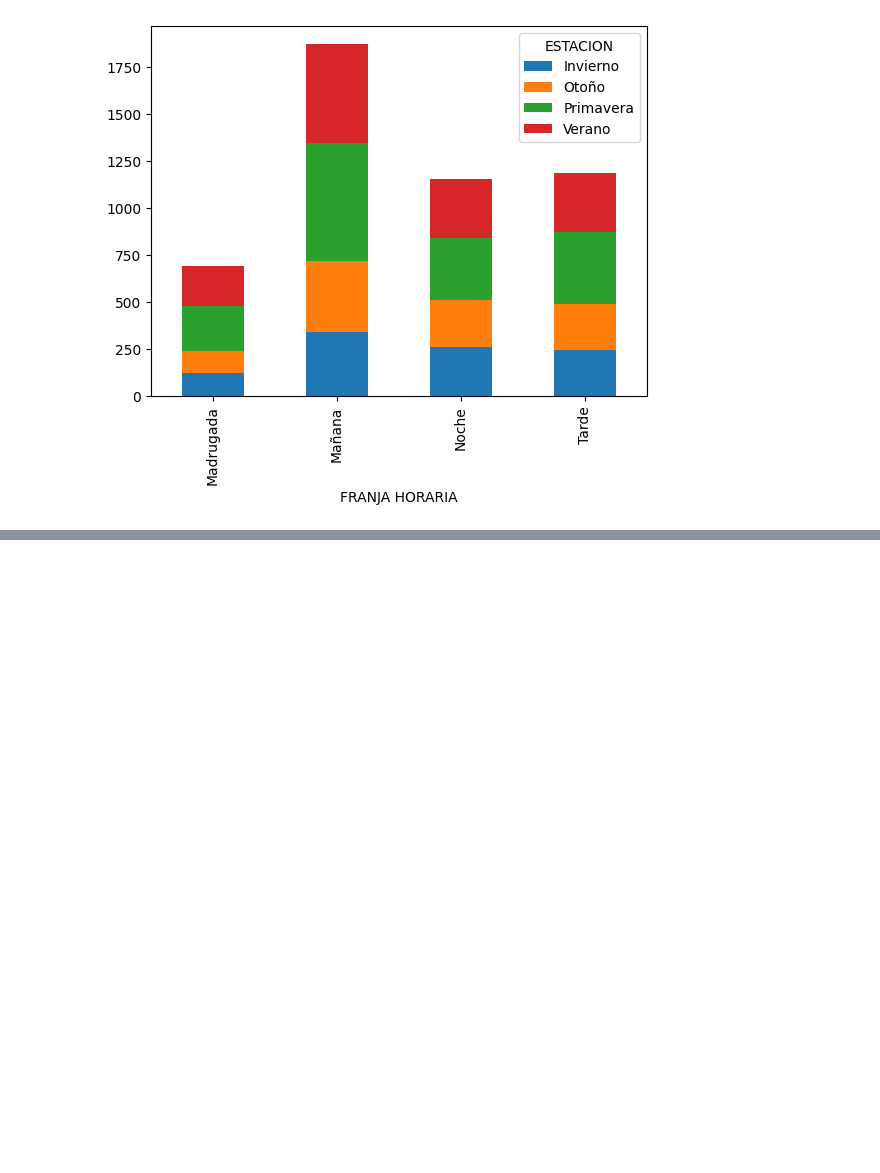
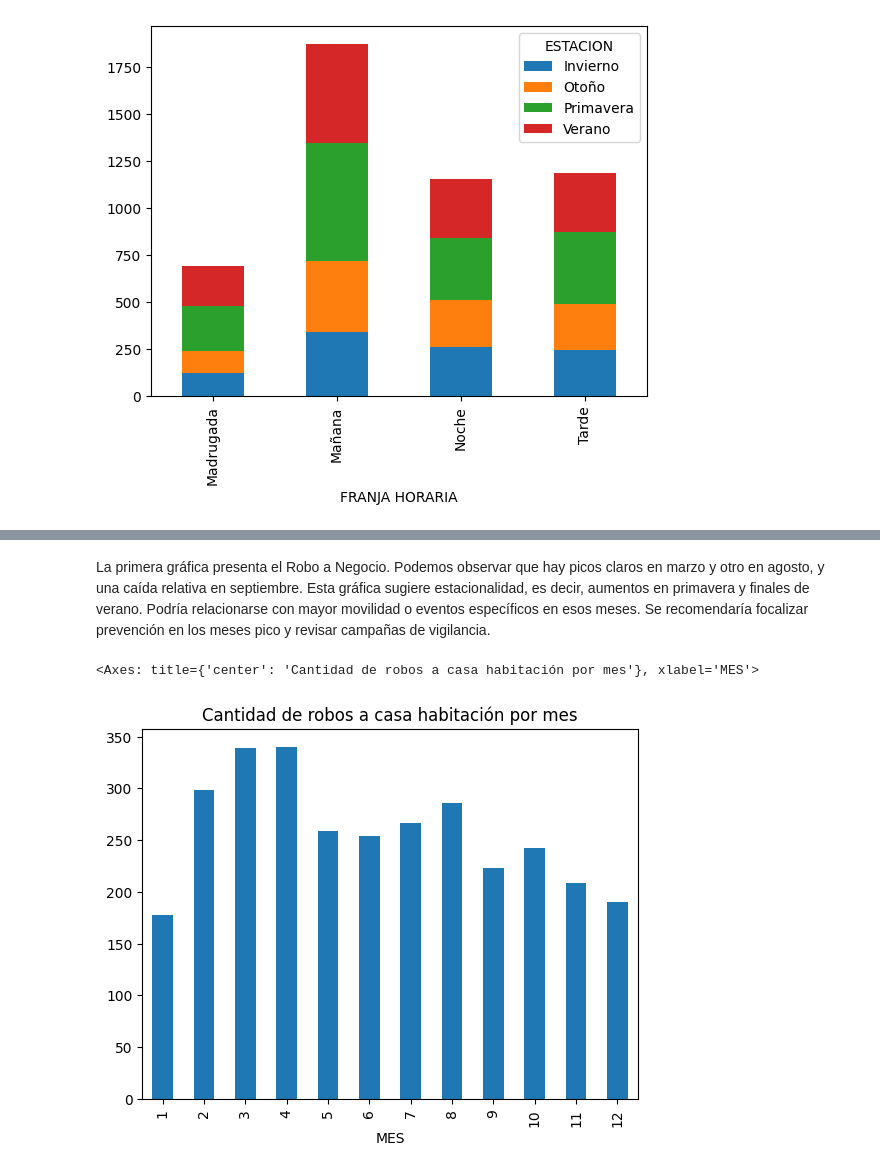
Before and after one commit to gabigabzela/A01567178-EDA, a Jupyter notebook: iteracion2.ipynb, the cells around one changed output, grey strips where cells are left out. Drawn from its saved outputs; the diff is of its cells as text; code cells hidden in the pictures; blank space fills up the shorter version.

```diff
--- a/iteracion2.ipynb
+++ b/iteracion2.ipynb
@@ -237,0 +299,11 @@ df_robos[df_robos['ROBO A NEGOCIO'] == 1].groupby(['FRANJA HORARIA', 'ESTACION']
+# %% [markdown]
+La primera gráfica presenta el Robo a Negocio.
+Podemos observar que hay picos claros en marzo y otro en agosto, y una caída relativa en septiembre.
+Esta gráfica sugiere estacionalidad, es decir, aumentos en primavera y finales de verano. Podría relacionarse con mayor movilidad o eventos específicos en esos meses.
+Se recomendaría focalizar prevención en los meses pico y revisar campañas de vigilancia.
+# %%
+# Ver cantidad de robos a casa habitación por mes, que el título sea "Cantidad de robos a casa habitación por mes"
+df_robos_final[df_robos_final['TIPO'] == 'ROBO A CASA HABITACION'].groupby('MES').size().plot(kind='bar', title='Cantidad de robos a casa habitación por mes')
+# %% [output]
+<Axes: title={'center': 'Cantidad de robos a casa habitación por mes'}, xlabel='MES'>
+[figure, added]
```
Also changed, not shown: parts of 9 cells of this notebook, 2 other files.
